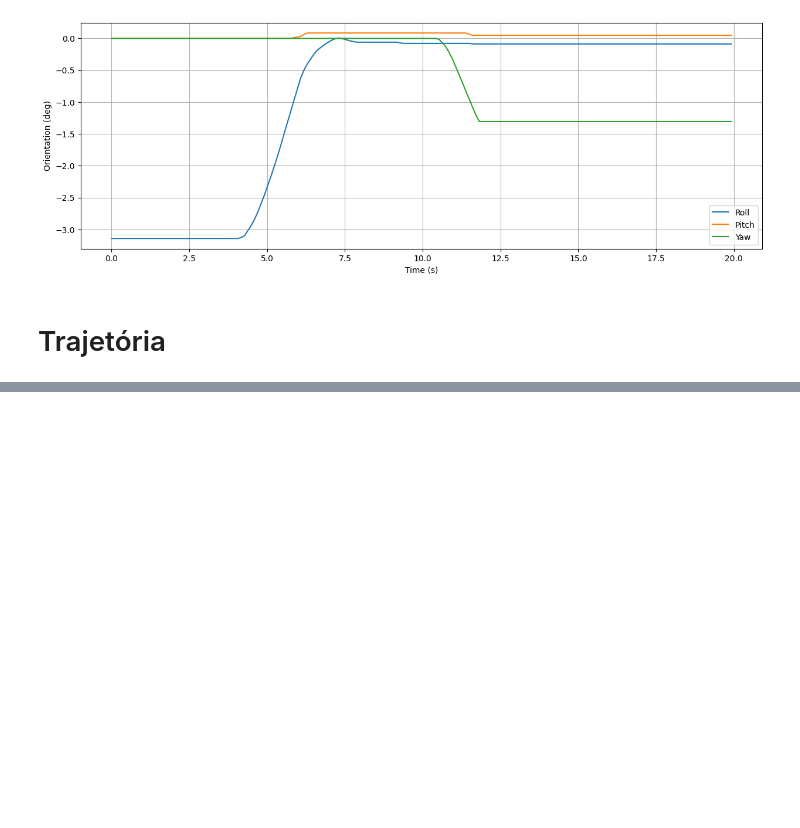
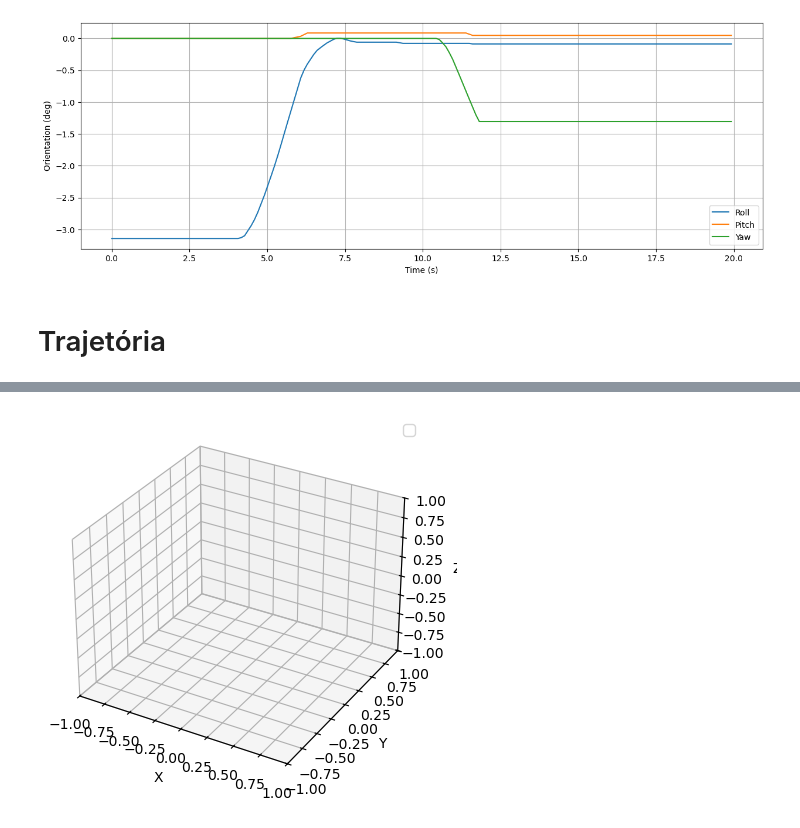
Before and after one commit to RodsCoimbra/IST-ROBO, a Jupyter notebook: task1.ipynb, the cells around one changed output, grey strips where cells are left out. Cells and saved outputs as stored; diff of their text form; code cells hidden in the pictures; blank space fills up the shorter version.

```diff
--- a/task1.ipynb
+++ b/task1.ipynb
@@ -300,0 +387,28 @@ plt.show()
+# %%
+import matplotlib.pyplot as plt
+from mpl_toolkits.mplot3d import Axes3D
+import numpy as np
+
+# Create a new 3D figure
+fig = plt.figure()
+ax = fig.add_subplot(111, projection='3d')
+
+# Define the origin of the axes
+
+# Set plot limits
+ax.set_xlim([-1, 1])
+ax.set_ylim([-1, 1])
+ax.set_zlim([-1, 1])
+
+# Set labels
+ax.set_xlabel('X')
+ax.set_ylabel('Y')
+ax.set_zlabel('Z')
+
+# Add legend
+ax.legend()
+
+# Display the plot
+plt.show()
+# %% [output]
+[figure, added]
```
Also changed, not shown: parts of 7 cells of this notebook, 3 other files.
